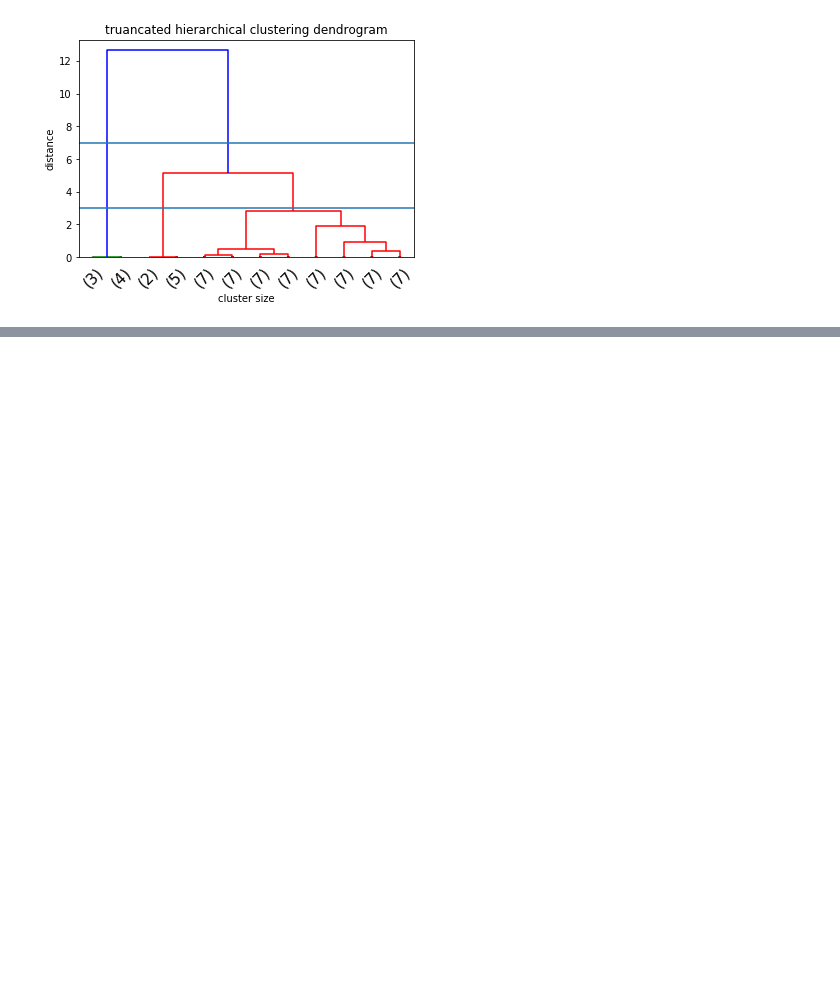
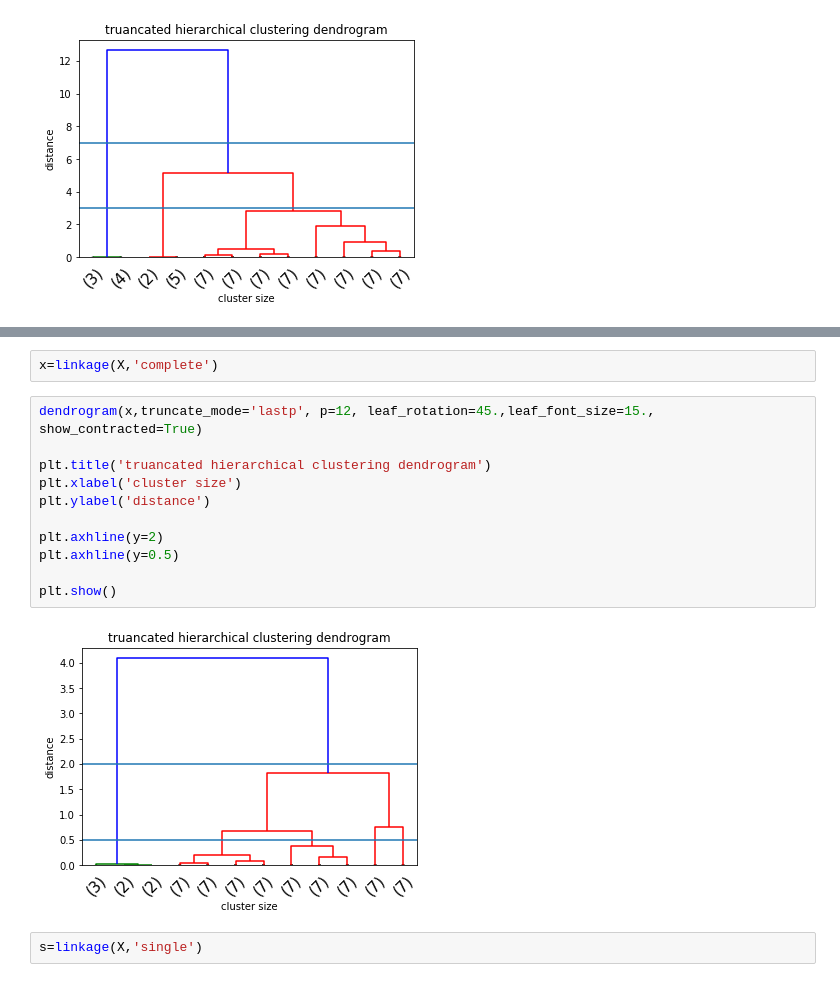
Before and after one commit to u1353279/Hierarchical-Clustering-on-avg_ratio-dataset, a Jupyter notebook: Hierarchical Clustering on avg_ratio data.ipynb, the cells around one changed output, grey strips where cells are left out. Saved outputs shown, nothing was run; the diff lists cells and outputs as text; blank space fills up the shorter version.

```diff
--- a/Hierarchical Clustering on avg_ratio data.ipynb
+++ b/Hierarchical Clustering on avg_ratio data.ipynb
@@ -181,0 +197,17 @@ plt.show()
+# %%
+x=linkage(X,'complete')
+# %%
+dendrogram(x,truncate_mode='lastp', p=12, leaf_rotation=45.,leaf_font_size=15., show_contracted=True)
+
+plt.title('truancated hierarchical clustering dendrogram')
+plt.xlabel('cluster size')
+plt.ylabel('distance')
+
+plt.axhline(y=2)
+plt.axhline(y=0.5)
+
+plt.show()
+# %% [output]
+[figure, added]
+# %%
+s=linkage(X,'single')
```
Also changed, not shown: parts of 3 cells of this notebook.
